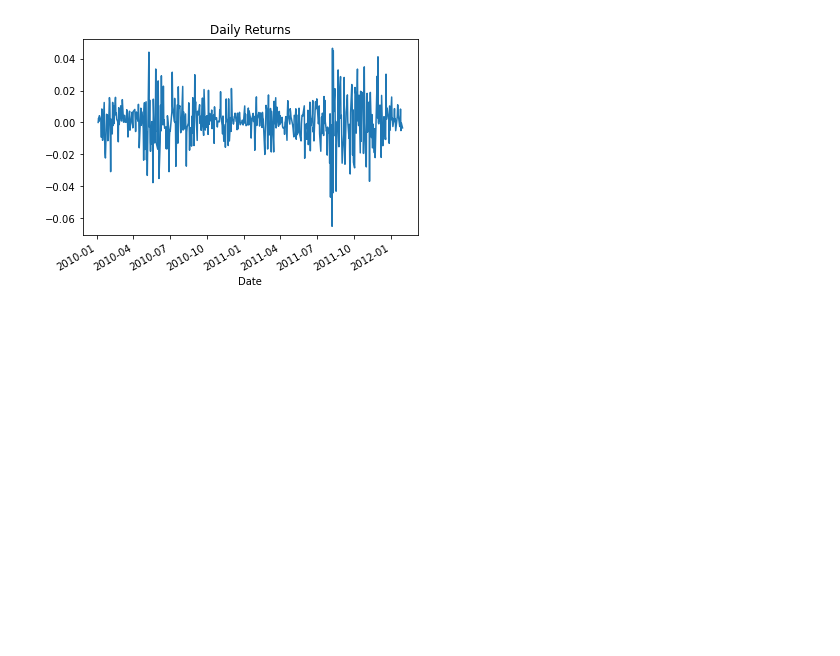
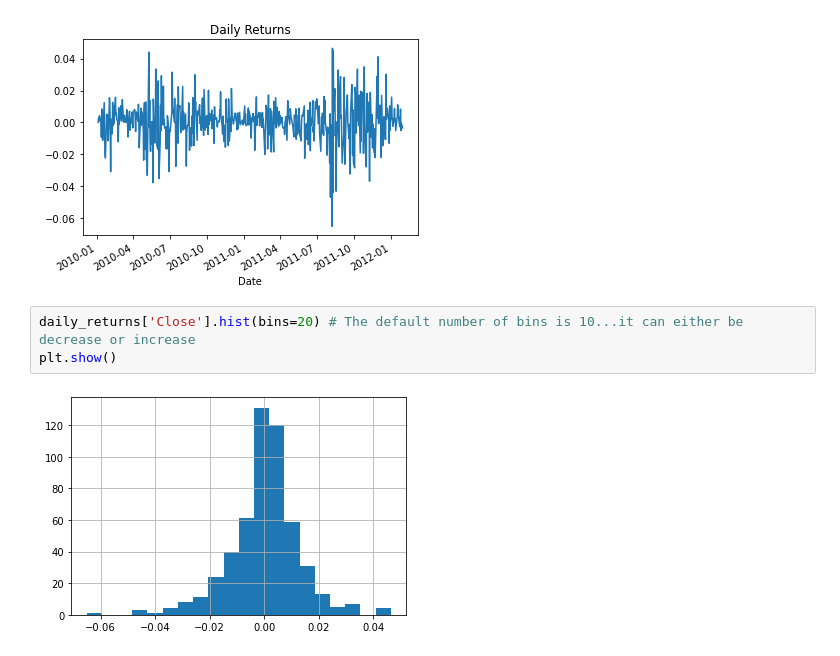
Before and after one commit to goldenglorys/ml-for-trading, a Jupyter notebook: ml_for_trading_3.ipynb, the cells around one changed output. Saved outputs shown, nothing was run; the diff lists cells and outputs as text; blank space fills up the shorter version.

```diff
--- a/ml_for_trading_3.ipynb
+++ b/ml_for_trading_3.ipynb
@@ -41,3 +41,8 @@ daily_returns['Close'].plot(title="Daily Returns")
 plt.show()
 # %% [output]
 [figure]
+# %%
+daily_returns['Close'].hist(bins=20) # The default number of bins is 10...it can either be decrease or increase
+plt.show()
+# %% [output]
+[figure, added]
```
Also changed, not shown: parts of 3 cells of this notebook.
